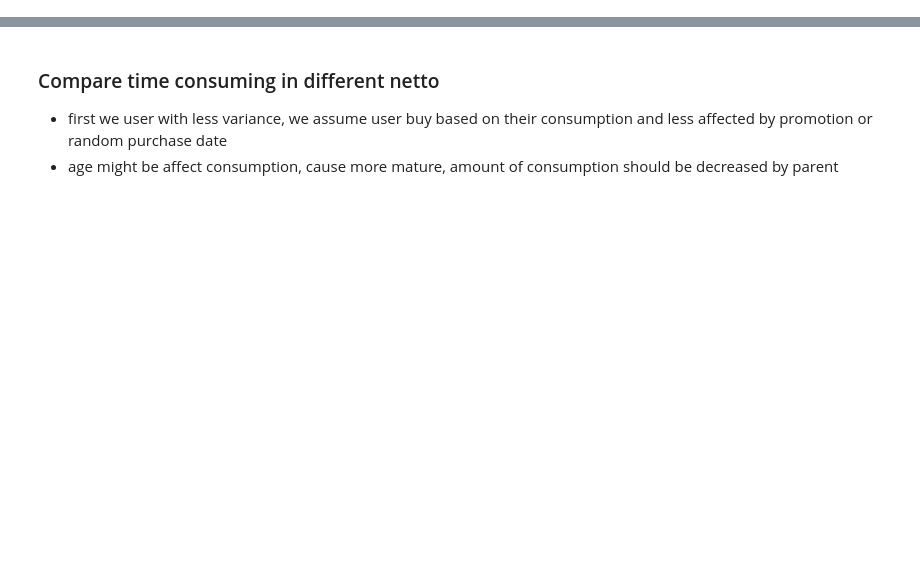
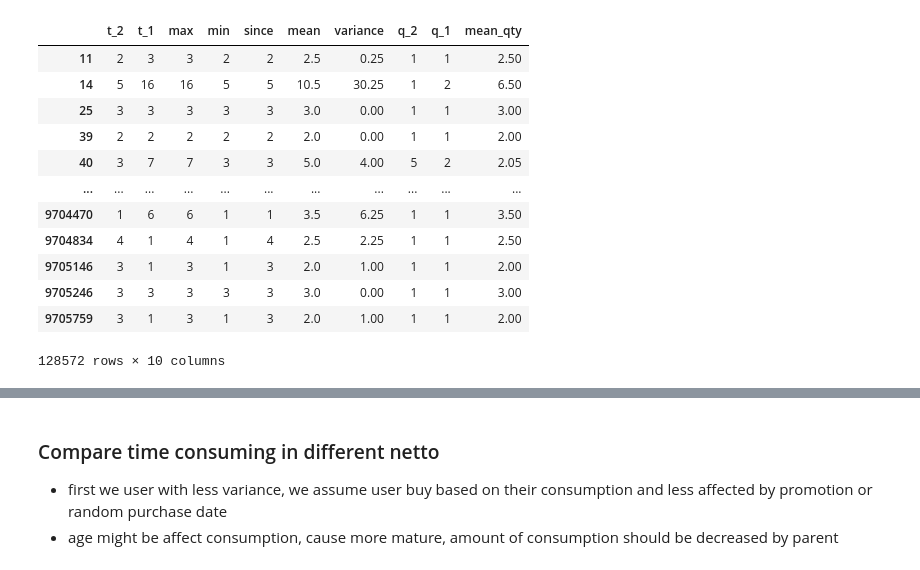
Before and after one commit to akhiyarwaladi/next_order_date, a Jupyter notebook: diff_between_order.ipynb, the cells around one changed output, grey strips where cells are left out. Drawn from its saved outputs; the diff is of its cells as text; code cells hidden in the pictures; blank space fills up the shorter version.

```diff
--- a/diff_between_order.ipynb
+++ b/diff_between_order.ipynb
@@ -214,3 +353,19 @@ train.head()
+# %%
+train[(train['mean_qty'] < 7) & (train['variance'] < 70)]
+# %% [output]
+|  | t_2 | t_1 | max | min | since | mean | variance | q_2 | q_1 | mean_qty |
+| 11 | 2 | 3 | 3 | 2 | 2 | 2.5 | 0.25 | 1 | 1 | 2.50 |
+| 14 | 5 | 16 | 16 | 5 | 5 | 10.5 | 30.25 | 1 | 2 | 6.50 |
+| 25 | 3 | 3 | 3 | 3 | 3 | 3.0 | 0.00 | 1 | 1 | 3.00 |
+| 39 | 2 | 2 | 2 | 2 | 2 | 2.0 | 0.00 | 1 | 1 | 2.00 |
+| 40 | 3 | 7 | 7 | 3 | 3 | 5.0 | 4.00 | 5 | 2 | 2.05 |
+| ... | ... | ... | ... | ... | ... | ... | ... | ... | ... | ... |
+| 9704470 | 1 | 6 | 6 | 1 | 1 | 3.5 | 6.25 | 1 | 1 | 3.50 |
+| 9704834 | 4 | 1 | 4 | 1 | 4 | 2.5 | 2.25 | 1 | 1 | 2.50 |
+| 9705146 | 3 | 1 | 3 | 1 | 3 | 2.0 | 1.00 | 1 | 1 | 2.00 |
+| 9705246 | 3 | 3 | 3 | 3 | 3 | 3.0 | 0.00 | 1 | 1 | 3.00 |
+| 9705759 | 3 | 1 | 3 | 1 | 3 | 2.0 | 1.00 | 1 | 1 | 2.00 |
+128572 rows × 10 columns
 # %%
 # X = train_descp[list(train) + ['UKURAN']].drop(['t_1','q_1'], 1)
 # Y = train_descp['t_1']
```
Also changed, not shown: parts of 35 cells of this notebook.
